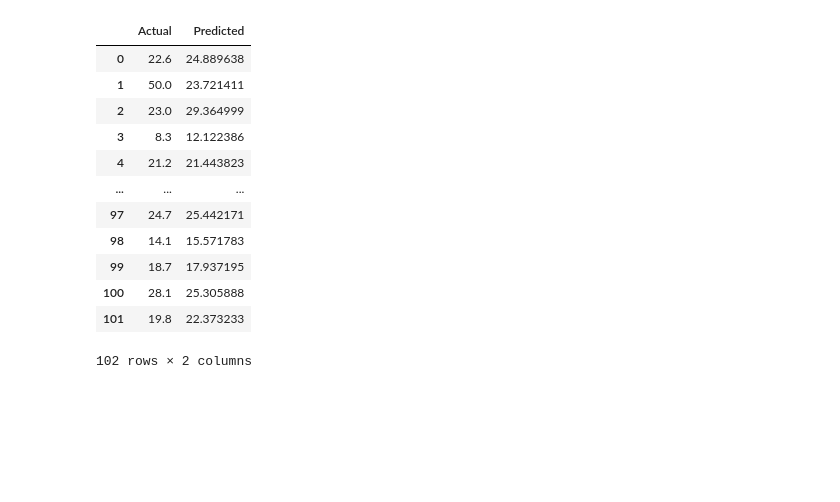
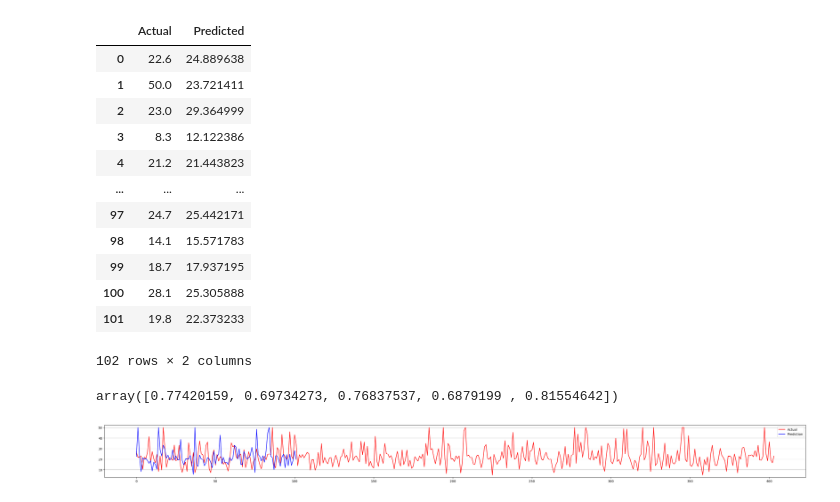
Before and after one commit to k-lakshmikanth/Colab_repo, a Jupyter notebook: mll/6_prog.ipynb, the cells around one changed output. Drawn from its saved outputs; the diff is of its cells as text; code cells hidden in the pictures; blank space fills up the shorter version.

```diff
--- a/mll/6_prog.ipynb
+++ b/mll/6_prog.ipynb
@@ -90,3 +90,16 @@ pd.DataFrame({"Actual":y_test.flatten(),"Predicted":y_pred.flatten()})
 | 100 | 28.1 | 25.305888 |
 | 101 | 19.8 | 22.373233 |
 102 rows × 2 columns
+# %%
+cross_val_score(LinearRegression(),X_train,y_train)
+# %% [output]
+array([0.77420159, 0.69734273, 0.76837537, 0.6879199 , 0.81554642])
+# %%
+plt.plot(y_train,color = 'red')
+plt.plot(y_test,color = 'blue')
+plt.legend(['Actual','Prediction'])
+plt.grid(axis='y')
+plt.rcParams["figure.figsize"] = (40,3)
+plt.show()
+# %% [output]
+[figure, added]
```
